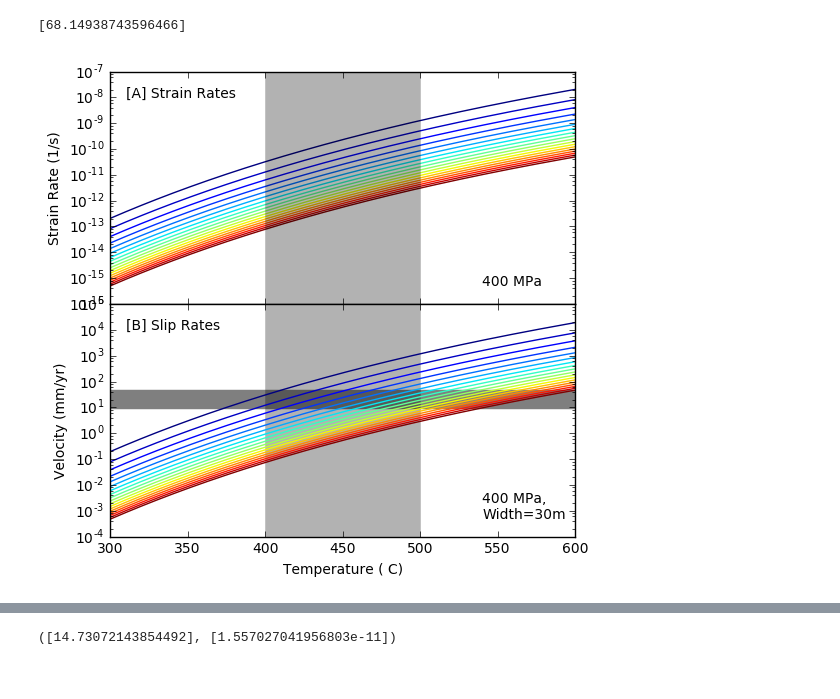
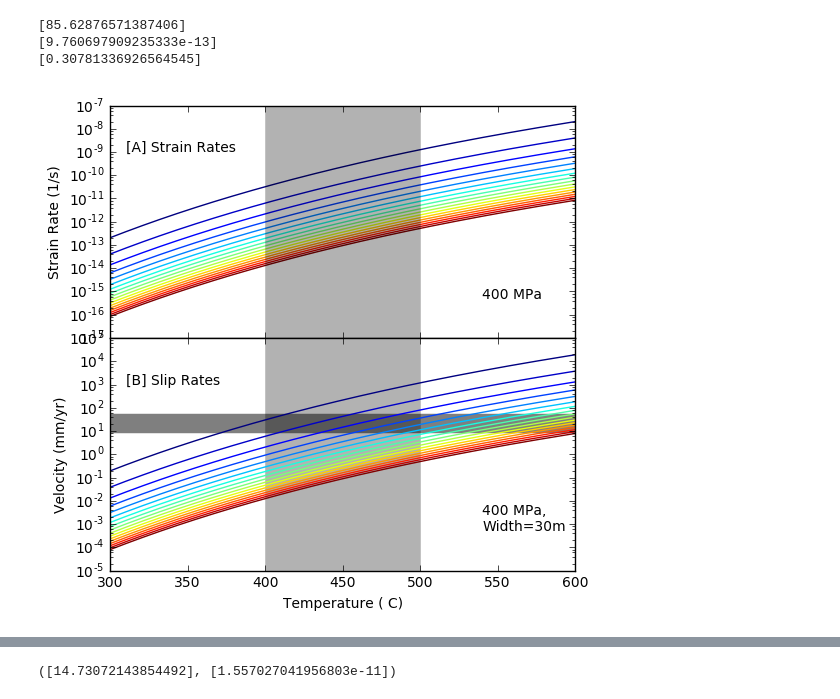
Before and after one commit to usgs/gmeg-shearzone-flowstress, a Jupyter notebook: Compile_code.ipynb, the cells around one changed output, grey strips where cells are left out. Saved outputs shown, nothing was run; the diff lists cells and outputs as text; code cells hidden in the pictures.

```diff
--- a/Compile_code.ipynb
+++ b/Compile_code.ipynb
@@ -173,10 +174,10 @@ def calculate_slip_rate(strain_rate, width): #width in m, output of mm/yr
 
     return velocities
 # %%
-temp = [300, 600]
+temp = [400]
 pressure = [400]
-width = [30]
-grain_size = [12]
+width = [10]
+grain_size =[9]
 
 
 f = FugacityCalculator(temp,pressure)
@@ -195,8 +196,11 @@ s = calculate_differential_stress(grain_size)
 sr = calculate_strain_rate(s, fugacity_calculations, flow_law='H01')
 v = calculate_slip_rate(sr, width)
 
+
 print(s)
-# print(sr)
-# print(v)
+print(sr)
+print(v)
 # %% [output]
-[68.14938743596466]
+[85.62876571387406]
+[9.760697909235333e-13]
+[0.30781336926564545]
@@ -211,11 +224,18 @@ from matplotlib.backends.backend_pdf import PdfPages
 
 temp = [300, 600]
 pressure = [400]
-grain_size = range(3,21)#[5,6,7,8,9,10,11,12,13,14,15,30] #List of grainsizes
+grain_size = range(3,36, 2)#[10,12,13,16,27,29]##[5,6,7,8,9,10,11,12,13,14,15,30] #List of grainsizes
 width = [30]
 
 f = FugacityCalculator(temp,pressure)
 fugacity_calculations = f.calculate_fugacity()
+
+# #extract temp values
+temperature = []
+for t in range(0, len(fugacity_calculations)):
+    xx = K2C(fugacity_calculations[t][0])
+    temperature.append(xx)
+
 
 #Calculate strain and slip rates at these grain sizes and shear zone width
 accumulated_strain_rates = []
@@ -234,7 +254,7 @@ for i, grain in enumerate(grain_size):
 
 fig = plt.figure(figsize=(6,6))
 sub1 = fig.add_subplot(2,1,1)
-sub1.text(310, 1.0E-8, '[A] Strain Rates ',size=10)
+sub1.text(310, 1.0E-9, '[A] Strain Rates ',size=10)
 sub1.text(540, 5.0E-16, '400 MPa',size=10)
 sub1.set_ylabel('Strain Rate (1/s)')
 
@@ -250,36 +270,36 @@ y=[1.0E-8,1.0E-16]
 sub1.plot(x,y,linestyle='-', color='k', linewidth=112, alpha=0.3)
 
 sub2 = fig.add_subplot(2,1,2, sharex=sub1)
-sub2.text(310, 10000, '[B] Slip Rates',size=10)
+sub2.text(310, 1000, '[B] Slip Rates',size=10)
 sub2.text(540, 0.0005, '400 MPa,\nWidth=30m',size=10)
 sub2.set_xlabel('Temperature ( C)')
 sub2.set_ylabel("Velocity (mm/yr)")
 
 plt.setp(sub1.get_xticklabels(), visible=False)
 plt.subplots_adjust(hspace = 0.001)
 
 #Add typical slip rates around the world
 y=[22, 22]
 x=[300, 600]
 sub2.plot(x, y, linestyle='-', color='k', linewidth=14, alpha=0.5)
 #add temperature range to plot
 x=[450,450]
 y=[1.0E4,1.0E-4]
 sub2.plot(x,y,linestyle='-', color='k', linewidth=112, alpha=0.3)
 
 colors=iter(cm.jet(np.linspace(0,1,len(grain_size))))
 for i, grain in enumerate(grain_size):
     sub2.plot(temperature, accumulated_slip_rates[i], color=next(colors))
     sub2.set_yscale('log')
 
 
 
 #Export PDF file
 pdf = PdfPages('Strain_Slip_Rates.pdf')
 pdf.savefig(fig)
 pdf.close()
 
 
 plt.show()
 # %% [output]
-[figure, old version]
+[figure, new version]
```
Also changed, not shown: parts of 8 cells of this notebook.
